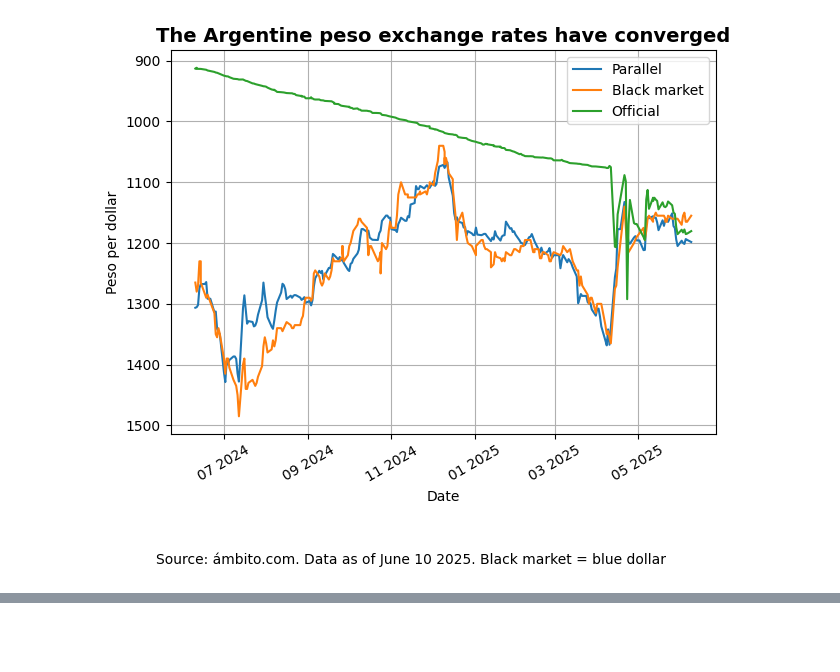
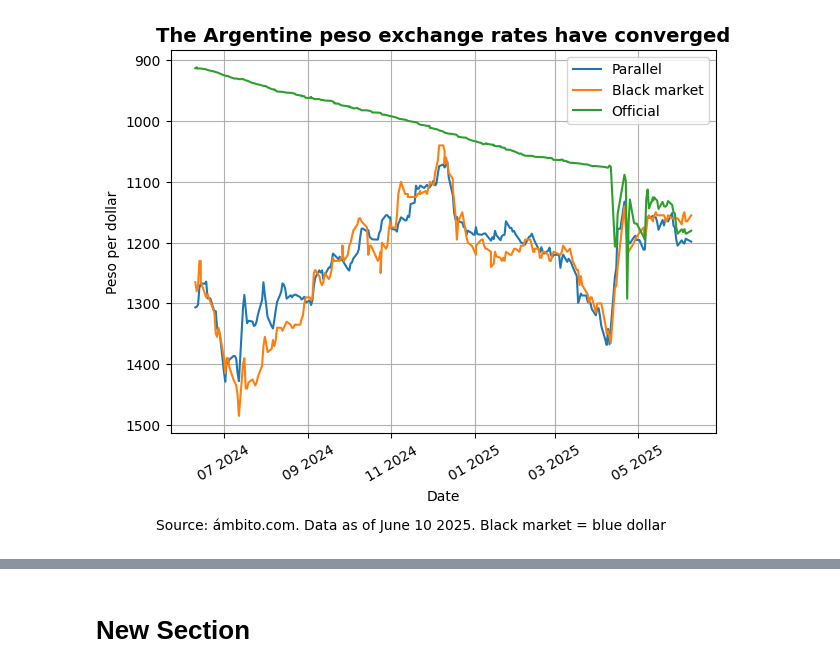
Before and after one commit to littlemogwai/Argentina-peso, a Jupyter notebook: Argentine_peso_june_2025.ipynb, the cells around one changed output, grey strips where cells are left out. Drawn from its saved outputs; the diff is of its cells as text; code cells hidden in the pictures; blank space fills up the shorter version.

```diff
--- a/Argentine_peso_june_2025.ipynb
+++ b/Argentine_peso_june_2025.ipynb
@@ -4,7 +2,6 @@
 import pandas as pd
 import matplotlib.pyplot as plt
 import matplotlib.dates as mdates
-from google.colab import files
 
 url = "https://raw.githubusercontent.com/littlemogwai/Argentina-peso/refs/heads/main/Argentina_peso_100625.csv"
 
@@ -56,22 +53,27 @@ def convert_to_dates(df):
 def stack_data(df):
   # prepares the data to be stacked under each other for use in Flourish
   parallel_df = df[['Date', 'Parallel']].copy()
-  parallel_df['Black market'] = None
-  parallel_df['Official'] = None
+  # removes future warning message by setting column types when creating placeholder columns
+  parallel_df['Black market'] = pd.Series(dtype='float64')
+  parallel_df['Official'] = pd.Series(dtype='float64')
+
 
   black_df = df[['Date.1', 'Black market']].copy()
   black_df.columns = ['Date', 'Black market']
-  black_df['Parallel'] = None
-  black_df['Official'] = None
+  black_df['Parallel'] = pd.Series(dtype='float64')
+  black_df['Official'] = pd.Series(dtype='float64')
+
 
   official_df = df[['Date.2', 'Official']].copy()
   official_df.columns = ['Date', 'Official']
-  official_df['Parallel'] = None
-  official_df['Black market'] = None
+  official_df['Parallel'] = pd.Series(dtype='float64')
+  official_df['Black market'] = pd.Series(dtype='float64')
 
   # stores concatenation of three sets of data, ie data stacked under each other
+  df = df.dropna(subset=['Date'])
   df = pd.concat([parallel_df, black_df, official_df], ignore_index=True)
-  df = df.dropna(subset=['Date'])
+  # removes empty rows
+  df = df.dropna(how='all')
   return df
 
 def create_line_chart(df):
@@ -87,33 +89,32 @@ def create_line_chart(df):
   plt.grid(True)
   plt.tight_layout()
   plt.xticks(rotation=30)
   # inverts Y axis to show peso weakness
   plt.gca().invert_yaxis()
   # format X axis to show month and year
   ax = plt.gca()
   ax.xaxis.set_major_formatter(mdates.DateFormatter('%m %Y'))
   # add a source
-  plt.figtext(0.5, -0.15, 'Source: ámbito.com. Data as of June 10 2025. Black market = blue dollar',
+  plt.figtext(0.5, -0.08, 'Source: ámbito.com. Data as of June 10 2025. Black market = blue dollar',
               wrap=True, horizontalalignment='center', fontsize=10)
   plt.show()
 
 def save_data_to_csv_file(df):
   # create file to use in Flourish
   df.to_csv('argentina_peso_final.csv', index=False) # prevents Pandas from writing the DataFrame index as a separate column in the CSV.
-  files.download('argentina_peso_final.csv')
 
 def main():
   df=read_file(url)
   df=remove_rename_columns(df)
   df=replace_commas(df)
   df=average_column(df)
   df=remove_columns(df)
   df=convert_to_dates(df)
   df=stack_data(df)
   create_line_chart(df)
   save_data_to_csv_file(df)
 
 if __name__ == "__main__":
   main()
 # %% [output]
-[figure, old version]
+[figure, new version]
@@ -121,0 +121,2 @@ if __name__ == "__main__":
+# %% [markdown]
+# New Section
```
Also changed, not shown: parts of 2 cells of this notebook.
